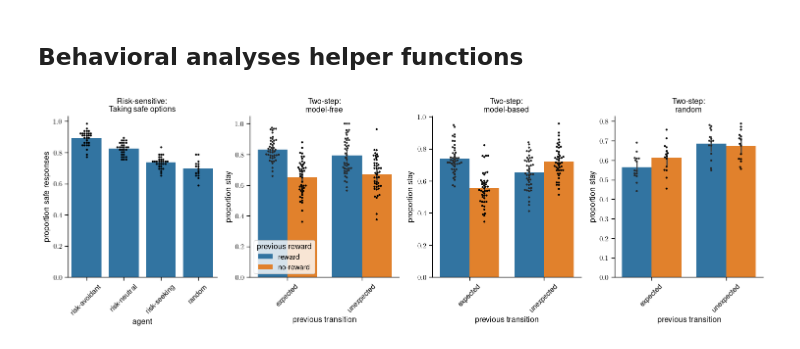
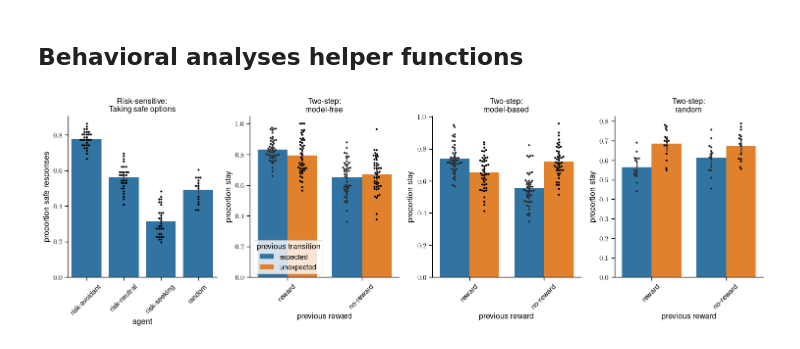
Before and after one commit to rewardMap/ccn_simulations, a Jupyter notebook: ccn_2025_verbose.ipynb, the cells around one changed output. Cells and saved outputs as stored; diff of their text form; code cells hidden in the pictures.

Commit message:
fixed bug in plotting function

```diff
--- a/ccn_2025_verbose.ipynb
+++ b/ccn_2025_verbose.ipynb
@@ -1107,7 +1107,8 @@ def add_risk_sensitive_meaning(data, response_left=0, response_right=1):
 
     data["trial_classification"] = data["trial_classification"].replace("", np.nan)
     data["trial_classification"] = (
-        data.groupby("trial")["trial_classification"].apply(lambda group: group.ffill().bfill()).infer_objects(copy=False).values
+        data.groupby("trial")["trial_classification"]
+        .transform(lambda group: group.ffill().bfill())
     )
 
     data.loc[response_events, "correct_response"] = (
@@ -1197,7 +1198,7 @@ def add_twostep_meaning(data):
 
     for fill_col in new_columns:
         data[fill_col] = data[fill_col].replace("", np.nan)
-        data[fill_col] = data.groupby("trial")[fill_col].apply(lambda group: group.ffill().bfill()).infer_objects(copy=False).values
+        data[fill_col] = data.groupby("trial")[fill_col].transform(lambda group: group.ffill().bfill())
 
     return data
 
@@ -1250,8 +1251,8 @@ ts_df_cc = pd.concat(summary_dfs["two-step"], ignore_index=False)
 # %%
 fig, axes = plt.subplots(1, 4, figsize=(15, 5))
 
-xorder = ["expected", "unexpected"]
-horder = ["reward", "no-reward"]
+horder = ["expected", "unexpected"]
+xorder = ["reward", "no-reward"]
 ts_models = ["Two-step:\nmodel-free", "Two-step:\nmodel-based", "Two-step:\nrandom"]
 
 rs_df_cc = pd.concat(summary_dfs["risk-sensitive"], ignore_index=False)
@@ -1263,8 +1264,8 @@ plot_df.loc[:, ["reward", "transition"]] = plot_df.trial_type.str.split("_", exp
 
 sns.barplot(
     plot_df.query("agent_model=='model-free'"),
-    x="transition",
-    hue="reward",
+    x="reward",
+    hue="transition",
     order=xorder,
     hue_order=horder,
     y="value",
@@ -1272,8 +1273,8 @@ sns.barplot(
 )
 sns.swarmplot(
     plot_df.query("agent_model=='model-free'"),
-    x="transition",
-    hue="reward",
+    x="reward",
+    hue="transition",
     order=xorder,
     hue_order=horder,
     y="value",
@@ -1286,8 +1287,8 @@ sns.swarmplot(
 
 sns.barplot(
     plot_df.query("agent_model=='model-based'"),
-    x="transition",
-    hue="reward",
+    x="reward",
+    hue="transition",
     order=xorder,
     hue_order=horder,
     y="value",
@@ -1296,8 +1297,8 @@ sns.barplot(
 sns.swarmplot(
     plot_df.query("agent_model=='model-based'"),
     size=3,
-    x="transition",
-    hue="reward",
+    x="reward",
+    hue="transition",
     order=xorder,
     hue_order=horder,
     y="value",
@@ -1308,8 +1309,8 @@ sns.swarmplot(
 
 sns.barplot(
     plot_df.query("agent_model=='random'"),
-    x="transition",
-    hue="reward",
+    x="reward",
+    hue="transition",
     order=xorder,
     hue_order=horder,
     y="value",
@@ -1318,8 +1319,8 @@ sns.barplot(
 sns.swarmplot(
     plot_df.query("agent_model=='random'"),
     size=3,
-    x="transition",
-    hue="reward",
+    x="reward",
+    hue="transition",
     order=xorder,
     hue_order=horder,
     y="value",
@@ -1341,33 +1342,33 @@ sns.swarmplot(
     dodge=True,
     color="black",
     ax=axes[0],
     size=3,
     label=None,
 )
 
 for ii in range(4):
     if ii in [1, 2, 3]:
         axes[ii].set(
             ylabel="proportion stay",
             title=ts_models[ii - 1],
-            xlabel="previous transition",
+            xlabel="previous reward",
         )
     axes[ii].spines["top"].set_visible(False)
     axes[ii].spines["right"].set_visible(False)
     axes[ii].tick_params(axis="x", labelrotation=45)
     if ii in [2, 3]:
         axes[ii].legend().set_visible(False)
     elif ii == 1:
-        axes[ii].legend(title="previous reward")
+        axes[ii].legend(title="previous transition")
 
     if ii == 0:
         axes[ii].set(
             ylabel="proportion safe responses",
             title="Risk-sensitive:\nTaking safe options",
             xlabel="agent",
         )
 
 plt.tight_layout()
 plt.savefig(f"behavioral_simulation{plot_format}", bbox_inches="tight", dpi=600)
 # %% [output]
-[figure, old version]
+[figure, new version]
```
Also changed, not shown: 1 other file.
